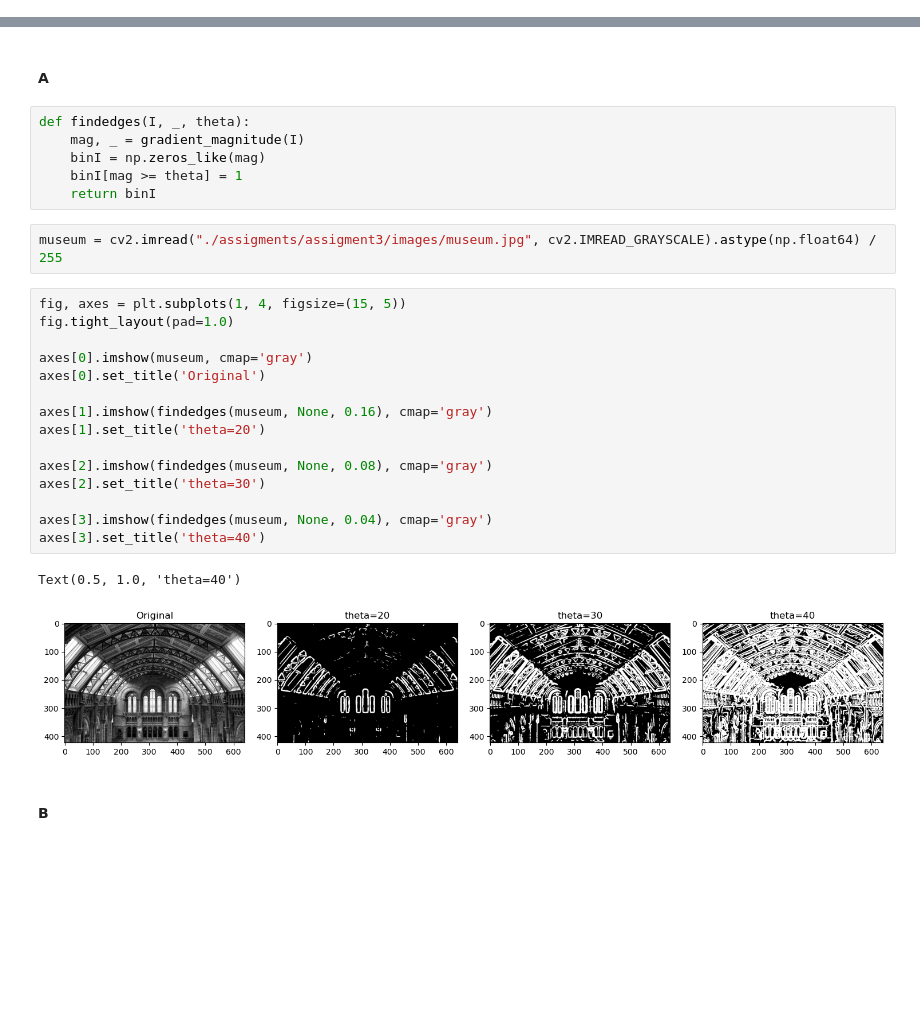
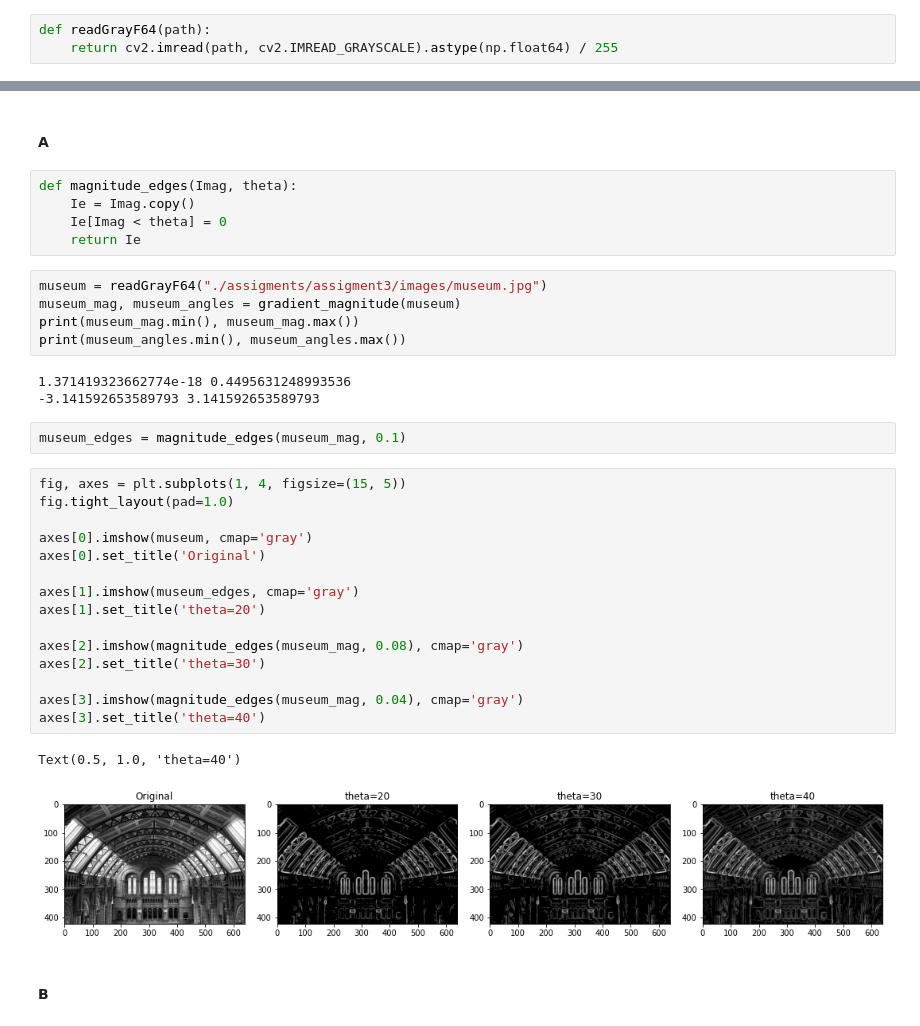
Before and after one commit to al-pi314/computer_vision, a Jupyter notebook: assigments/assigment3/solution.ipynb, the cells around one changed output, grey strips where cells are left out. Saved outputs shown, nothing was run; the diff lists cells and outputs as text; blank space fills up the shorter version.

```diff
--- a/assigments/assigment3/solution.ipynb
+++ b/assigments/assigment3/solution.ipynb
@@ -6,6 +6,9 @@ import matplotlib.pyplot as plt
 import cv2
 from os import walk
 from a3_utils import draw_line
+# %%
+def readGrayF64(path):
+    return cv2.imread(path, cv2.IMREAD_GRAYSCALE).astype(np.float64) / 255
 # %% [markdown]
 ### Exercise 1
 # %% [markdown]
@@ -187,32 +190,39 @@ for i in range(show_n_most_similar):
 ### Exercise 2
 # %% [markdown]
 #### A
-# %%
-def findedges(I, _, theta):
-    mag, _ = gradient_magnitude(I)
-    binI = np.zeros_like(mag)
-    binI[mag >= theta] = 1
-    return binI
-# %%
-museum = cv2.imread("./assigments/assigment3/images/museum.jpg", cv2.IMREAD_GRAYSCALE).astype(np.float64) / 255
+# %%
+def magnitude_edges(Imag, theta):
+    Ie = Imag.copy()
+    Ie[Imag < theta] = 0
+    return Ie
+# %%
+museum = readGrayF64("./assigments/assigment3/images/museum.jpg")
+museum_mag, museum_angles = gradient_magnitude(museum)
+print(museum_mag.min(), museum_mag.max())
+print(museum_angles.min(), museum_angles.max())
+# %% [output]
+1.371419323662774e-18 0.4495631248993536
+-3.141592653589793 3.141592653589793
+# %%
+museum_edges = magnitude_edges(museum_mag, 0.1)
 # %%
 fig, axes = plt.subplots(1, 4, figsize=(15, 5))
 fig.tight_layout(pad=1.0)
 
 axes[0].imshow(museum, cmap='gray')
 axes[0].set_title('Original')
 
-axes[1].imshow(findedges(museum, None, 0.16), cmap='gray')
+axes[1].imshow(museum_edges, cmap='gray')
 axes[1].set_title('theta=20')
 
-axes[2].imshow(findedges(museum, None, 0.08), cmap='gray')
+axes[2].imshow(magnitude_edges(museum_mag, 0.08), cmap='gray')
 axes[2].set_title('theta=30')
 
-axes[3].imshow(findedges(museum, None, 0.04), cmap='gray')
+axes[3].imshow(magnitude_edges(museum_mag, 0.04), cmap='gray')
 axes[3].set_title('theta=40')
 # %% [output]
 Text(0.5, 1.0, 'theta=40')
-[figure, old version]
+[figure, new version]
 # %% [markdown]
 #### B
 # %%
```
Also changed, not shown: parts of 47 cells of this notebook.
